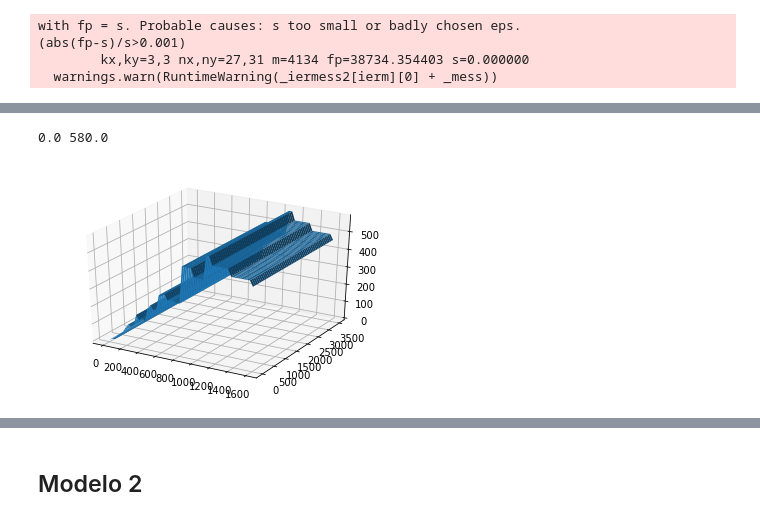
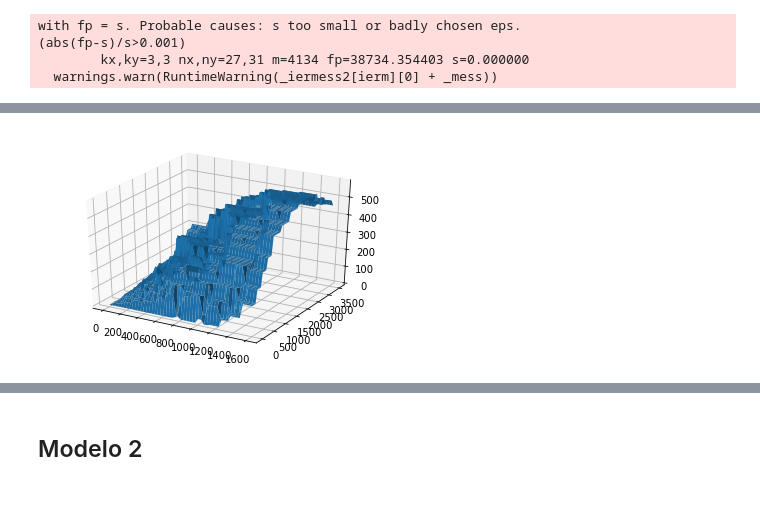
Before and after one commit to dsanmartin/INF384-HW, a Jupyter notebook: Predator_Prey/model.ipynb, the cells around one changed output, grey strips where cells are left out. Saved outputs shown, nothing was run; the diff lists cells and outputs as text; code cells hidden in the pictures.

```diff
--- a/Predator_Prey/model.ipynb
+++ b/Predator_Prey/model.ipynb
@@ -238,5 +240,5 @@ np.save('data.npy', Z)
 # %%
-#Z = np.load('data.npy')
+Z = np.load('data/data.npy')
 # %%
 plotZ(Z)
 # %% [output]
@@ -341,15 +317,12 @@ NI = NearestNDInterpolator(Z[:,0:2], Z[:, 2])
 # %%
 fig = plt.figure()
 ax = fig.gca(projection='3d')
-#ax.plot_surface(Z[:,0], Z[:,1], Z[:, 2], color='b')
 x = np.linspace(np.min(Z[:,0]), np.max(Z[:,0]))
 y = np.linspace(np.min(Z[:,1]), np.max(Z[:,1]))
 X, Y = np.meshgrid(x, y)
-F = NI(x, y)
+F = NI(X, Y)
 #ax.scatter(Z[:,0], Z[:,1], Z[:,2])
-print(np.min(F), np.max(F))
 ax.plot_surface(X, Y, F)
 plt.show()
 # %% [output]
-0.0 580.0
-[figure, old version]
+[figure, new version]
```
Also changed, not shown: parts of 16 cells of this notebook, 2 other files.
